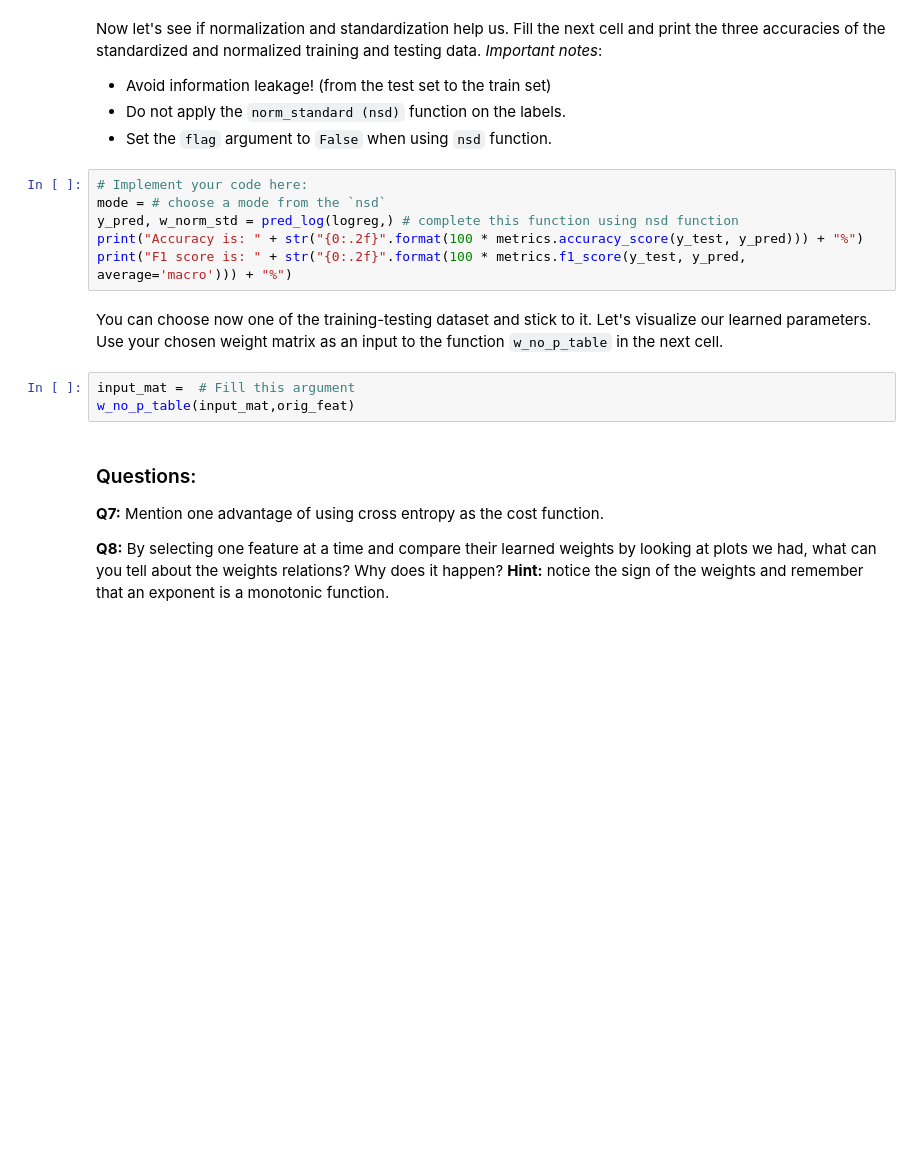
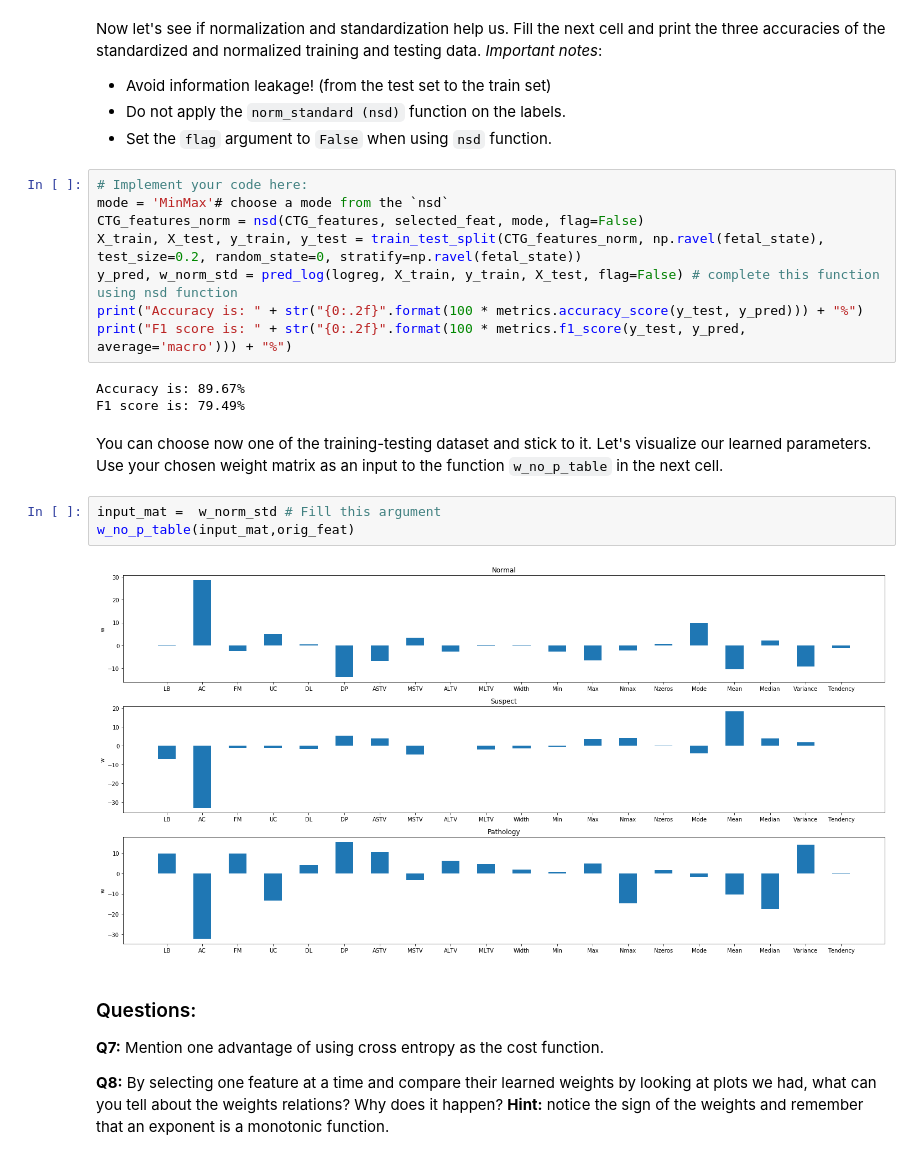
Before and after one commit to mlh-master/hw1_mlh-iyar-carmit, a Jupyter notebook: HW1.ipynb, the cells around one changed output. Cells and saved outputs as stored; diff of their text form; blank space fills up the shorter version.

```diff
--- a/HW1.ipynb
+++ b/HW1.ipynb
@@ -319,15 +384,22 @@ Now let's see if normalization and standardization help us. Fill the next cell a
 * Set the `flag` argument to `False` when using `nsd` function.
 # %%
 # Implement your code here:
-mode = # choose a mode from the `nsd`
-y_pred, w_norm_std = pred_log(logreg,) # complete this function using nsd function
+mode = 'MinMax'# choose a mode from the `nsd`
+CTG_features_norm = nsd(CTG_features, selected_feat, mode, flag=False)
+X_train, X_test, y_train, y_test = train_test_split(CTG_features_norm, np.ravel(fetal_state), test_size=0.2, random_state=0, stratify=np.ravel(fetal_state))
+y_pred, w_norm_std = pred_log(logreg, X_train, y_train, X_test, flag=False) # complete this function using nsd function
 print("Accuracy is: " + str("{0:.2f}".format(100 * metrics.accuracy_score(y_test, y_pred))) + "%")
 print("F1 score is: " + str("{0:.2f}".format(100 * metrics.f1_score(y_test, y_pred, average='macro'))) + "%")
+# %% [output]
+Accuracy is: 89.67%
+F1 score is: 79.49%
 # %% [markdown]
 You can choose now one of the training-testing dataset and stick to it. Let's visualize our learned parameters. Use your chosen weight matrix as an input to the function `w_no_p_table` in the next cell.
 # %%
-input_mat =  # Fill this argument
+input_mat =  w_norm_std # Fill this argument
 w_no_p_table(input_mat,orig_feat)
+# %% [output]
+[figure, added]
 # %% [markdown]
 ### Questions:
 **Q7:** Mention one advantage of using cross entropy as the cost function.
```
Also changed, not shown: parts of 24 cells of this notebook, 3 other files.
